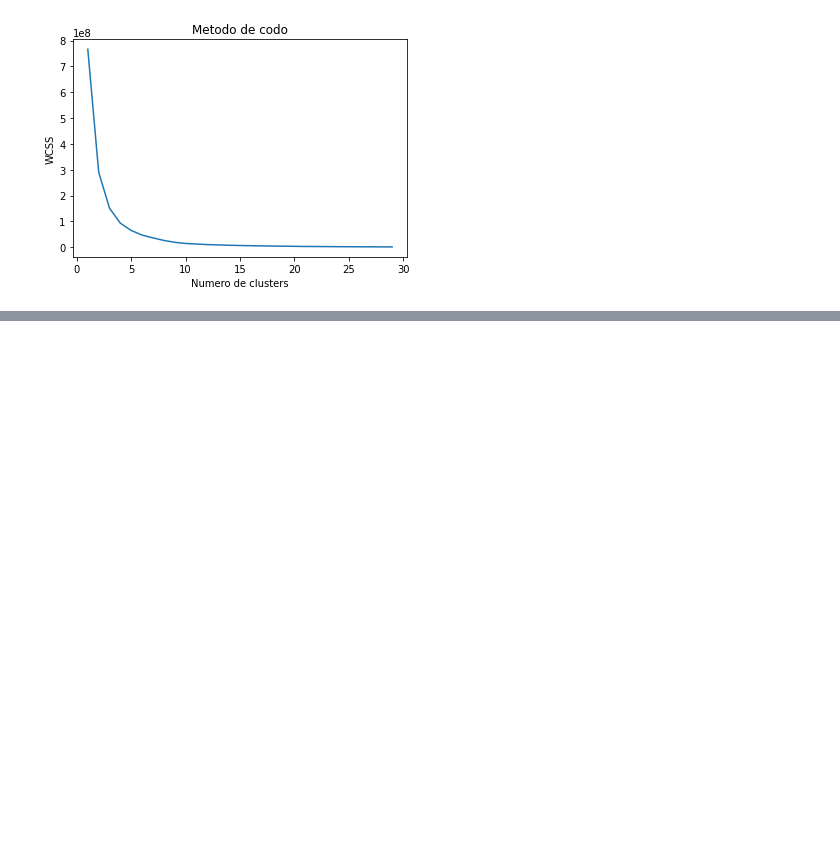
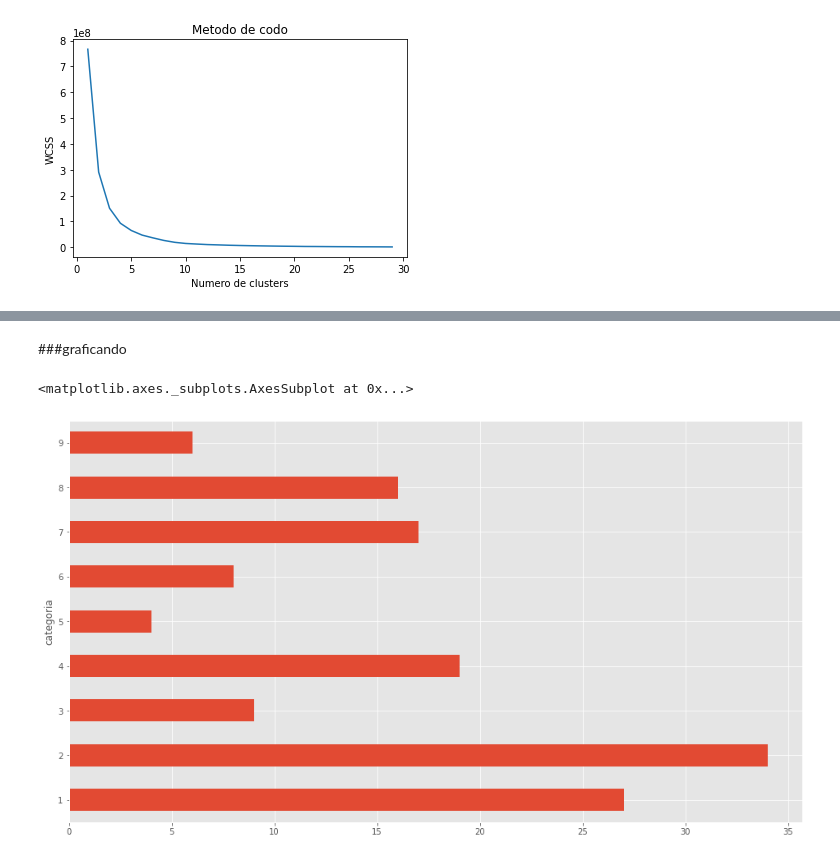
Before and after one commit to santiagomc12/Deep-Learning-20221, a Jupyter notebook: Primer Periodo/P1T6_KMEAN.ipynb, the cells around one changed output, grey strips where cells are left out. Cells and saved outputs as stored; diff of their text form; code cells hidden in the pictures; blank space fills up the shorter version.

```diff
--- a/Primer Periodo/P1T6_KMEAN.ipynb
+++ b/Primer Periodo/P1T6_KMEAN.ipynb
@@ -158,0 +246,15 @@ plt.show()
+# %%
+import numpy as np
+import pandas as pd
+import random
+from sklearn.cluster import KMeans
+from sklearn.metrics import pairwise_distances_argmin_min
+
+import matplotlib.pyplot as plt
+import seaborn as sb
+from mpl_toolkits.mplot3d import Axes3D
+
+#configuraciones basicas para PLT
+%matplotlib inline
+plt.rcParams['figure.figsize'] = (16, 9)
+plt.style.use('ggplot')
@@ -158,0 +263,3 @@ plt.show()
+# %%
+df_psico = pd.read_csv("https://raw.githubusercontent.com/luisFernandoCastellanosG/Machine_learning/master/1-Machine_Learning_Classic/Databasets/k-means-psicologia.csv")
+df_psico.head(5)
@@ -158,0 +299,7 @@ plt.show()
+# %% [markdown]
+###graficando
+# %%
+df_psico.groupby('categoria').size().plot.barh()
+# %% [output]
+<matplotlib.axes._subplots.AxesSubplot at 0x...>
+[figure, added]
```
Also changed, not shown: parts of 83 cells of this notebook.
